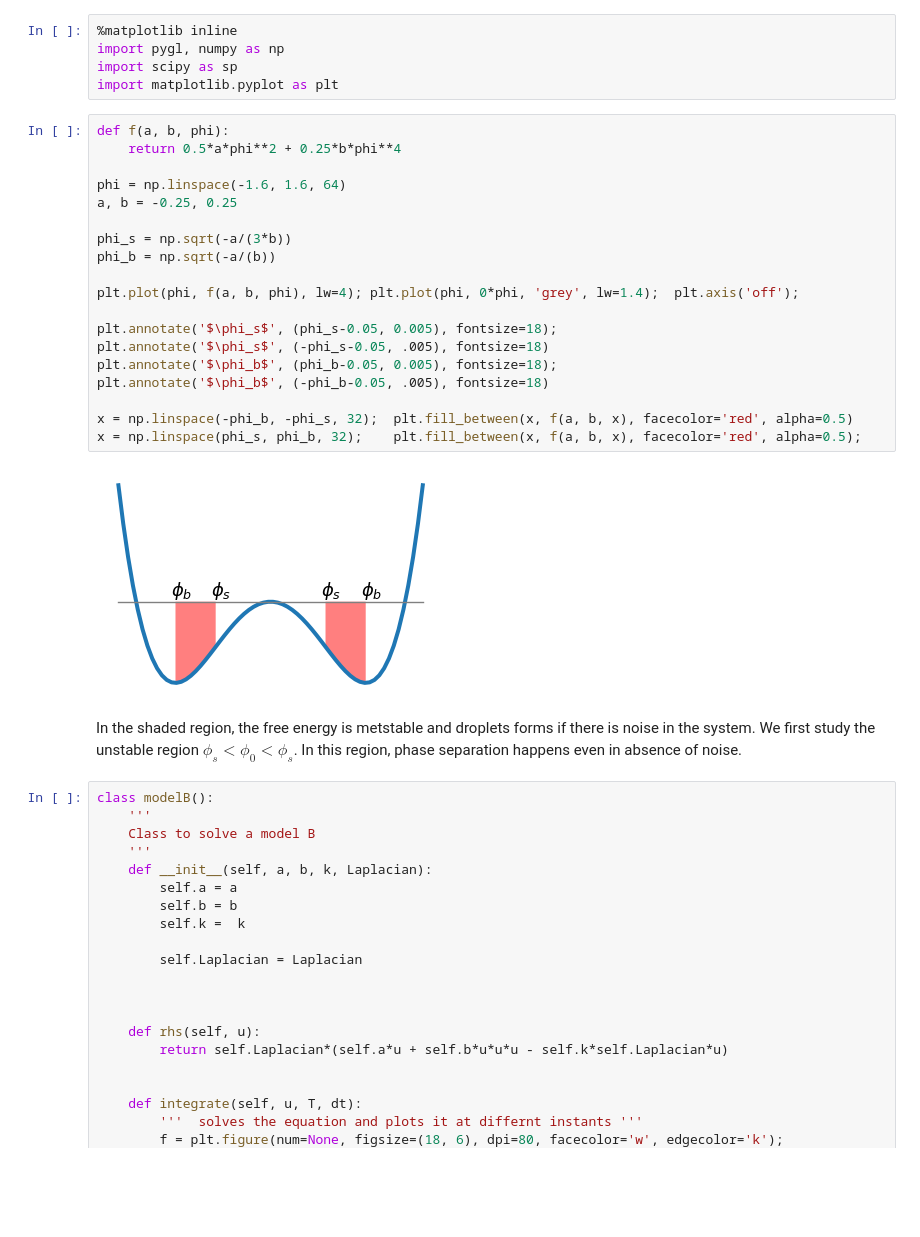
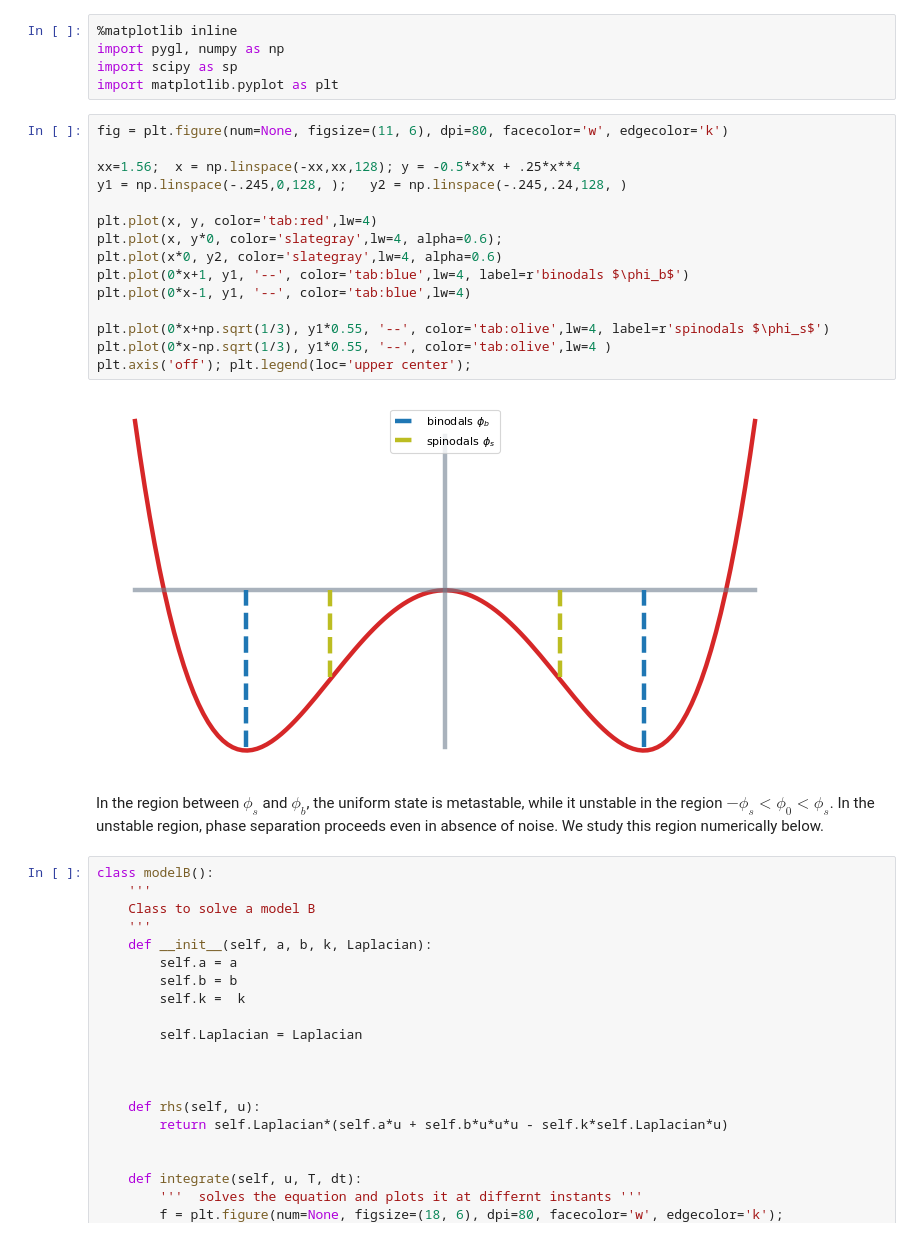
Before and after one commit to rajeshrinet/pygl, a Jupyter notebook: examples/modelB.ipynb, the cells around one changed output. Cells and saved outputs as stored; diff of their text form; blank space fills up the shorter version.

```diff
--- a/examples/modelB.ipynb
+++ b/examples/modelB.ipynb
@@ -25,29 +25,25 @@ Here $b>0$ and $\kappa >0$ for stability. The system will phase separate if $a<0
 import pygl, numpy as np
 import scipy as sp
 import matplotlib.pyplot as plt
-# %%
-def f(a, b, phi):
-    return 0.5*a*phi**2 + 0.25*b*phi**4
-
-phi = np.linspace(-1.6, 1.6, 64)
-a, b = -0.25, 0.25
-
-phi_s = np.sqrt(-a/(3*b))
-phi_b = np.sqrt(-a/(b))
-
-plt.plot(phi, f(a, b, phi), lw=4); plt.plot(phi, 0*phi, 'grey', lw=1.4);  plt.axis('off');
-
-plt.annotate('$\phi_s$', (phi_s-0.05, 0.005), fontsize=18);
-plt.annotate('$\phi_s$', (-phi_s-0.05, .005), fontsize=18)
-plt.annotate('$\phi_b$', (phi_b-0.05, 0.005), fontsize=18);
-plt.annotate('$\phi_b$', (-phi_b-0.05, .005), fontsize=18)
-
-x = np.linspace(-phi_b, -phi_s, 32);  plt.fill_between(x, f(a, b, x), facecolor='red', alpha=0.5)
-x = np.linspace(phi_s, phi_b, 32);    plt.fill_between(x, f(a, b, x), facecolor='red', alpha=0.5);
-# %% [output]
-[figure, removed]
+# %%
+fig = plt.figure(num=None, figsize=(11, 6), dpi=80, facecolor='w', edgecolor='k')
+
+xx=1.56;  x = np.linspace(-xx,xx,128); y = -0.5*x*x + .25*x**4
+y1 = np.linspace(-.245,0,128, );   y2 = np.linspace(-.245,.24,128, )
+
+plt.plot(x, y, color='tab:red',lw=4)
+plt.plot(x, y*0, color='slategray',lw=4, alpha=0.6);
+plt.plot(x*0, y2, color='slategray',lw=4, alpha=0.6)
+plt.plot(0*x+1, y1, '--', color='tab:blue',lw=4, label=r'binodals $\phi_b$')
+plt.plot(0*x-1, y1, '--', color='tab:blue',lw=4)
+
+plt.plot(0*x+np.sqrt(1/3), y1*0.55, '--', color='tab:olive',lw=4, label=r'spinodals $\phi_s$')
+plt.plot(0*x-np.sqrt(1/3), y1*0.55, '--', color='tab:olive',lw=4 )
+plt.axis('off'); plt.legend(loc='upper center');
+# %% [output]
+[figure, added]
 # %% [markdown]
-In the shaded region, the free energy is metstable and droplets forms if there is noise in the system. We first study the unstable region $\phi_s < \phi_0 <\phi_s$. In this region, phase separation happens even in absence of noise.
+In the region between $\phi_s$ and $\phi_b$, the uniform state is metastable, while it unstable in the region $-\phi_s < \phi_0 <\phi_s$. In the unstable region, phase separation proceeds even in absence of noise. We study this region numerically below.
 # %%
 class modelB():
     '''
```
